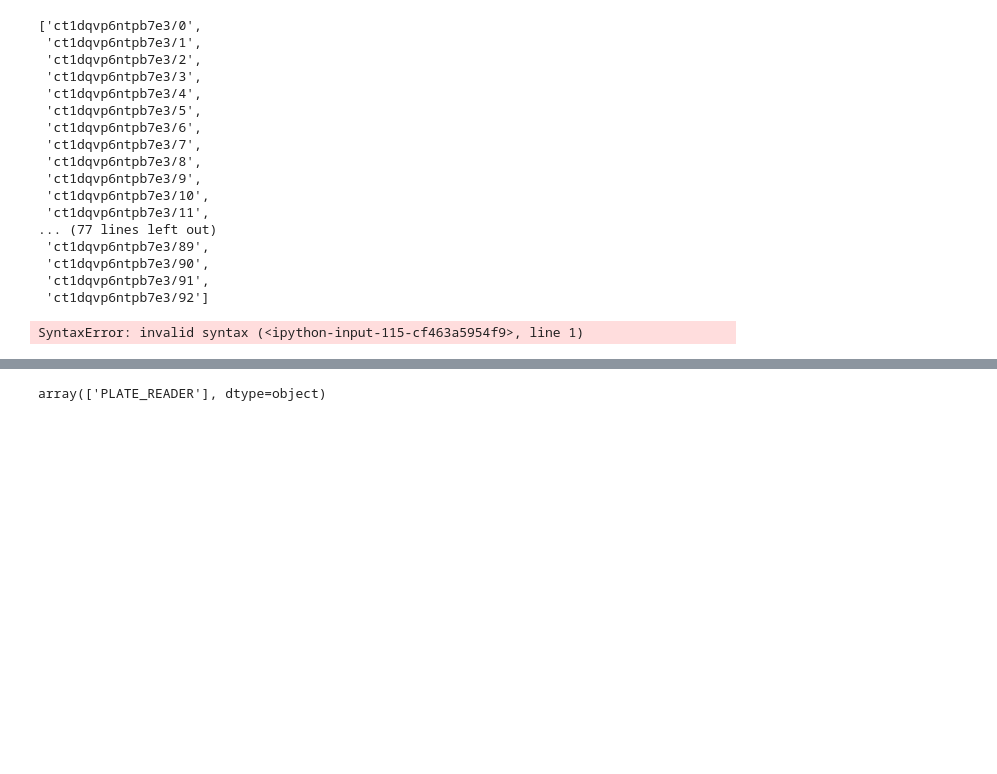
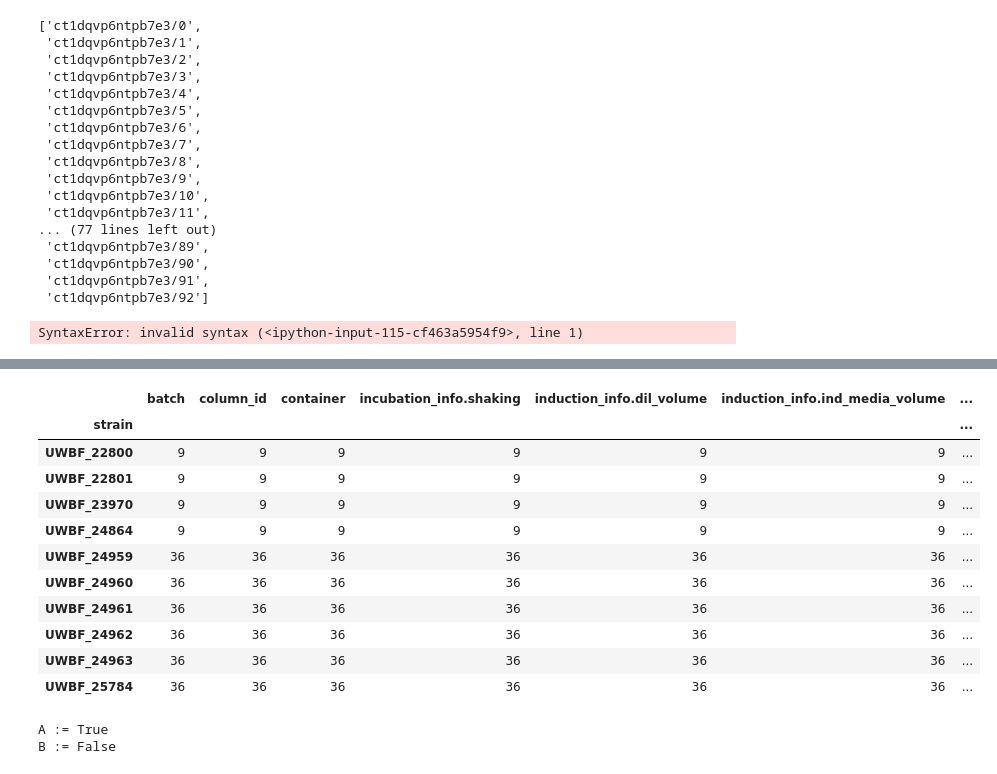
Before and after one commit to SD2E/pysd2cat, a Jupyter notebook: notebooks/scratch.ipynb, the cells around one changed output, grey strips where cells are left out. Drawn from its saved outputs; the diff is of its cells as text; code cells hidden in the pictures; blank space fills up the shorter version.

```diff
--- a/notebooks/scratch.ipynb
+++ b/notebooks/scratch.ipynb
@@ -163,6 +177,29 @@ df
 # %%
 #f.loc[df.batch==1] #.drop(columns='id').drop_duplicates()
-#df.groupby(["temperature", "recovery_media"]).agg(len)
-df.measurement_type.unique()
+df.drop(columns='timepoint').drop_duplicates().groupby([  "strain"]).agg(len)
+#df.measurement_type.unique()
+#df.columns
 # %% [output]
-array(['PLATE_READER'], dtype=object)
+|  | batch | column_id | container | incubation_info.shaking | induction_info.dil_volume | induction_info.ind_media_volume | ... |
+| strain |  |  |  |  |  |  | ... |
+| UWBF_22800 | 9 | 9 | 9 | 9 | 9 | 9 | ... |
+| UWBF_22801 | 9 | 9 | 9 | 9 | 9 | 9 | ... |
+| UWBF_23970 | 9 | 9 | 9 | 9 | 9 | 9 | ... |
+| UWBF_24864 | 9 | 9 | 9 | 9 | 9 | 9 | ... |
+| UWBF_24959 | 36 | 36 | 36 | 36 | 36 | 36 | ... |
+| UWBF_24960 | 36 | 36 | 36 | 36 | 36 | 36 | ... |
+| UWBF_24961 | 36 | 36 | 36 | 36 | 36 | 36 | ... |
+| UWBF_24962 | 36 | 36 | 36 | 36 | 36 | 36 | ... |
+| UWBF_24963 | 36 | 36 | 36 | 36 | 36 | 36 | ... |
+| UWBF_25784 | 36 | 36 | 36 | 36 | 36 | 36 | ... |
+# %%
+from pysmt.shortcuts import Symbol, And, Not, is_sat, get_model
+
+varA = Symbol("A") # Default type is Boolean
+varB = Symbol("B")
+f = And(varA, Not(varB))
+model = get_model(f)
+print(model)
+# %% [output]
+A := True
+B := False
```
Also changed, not shown: parts of 6 cells of this notebook.
